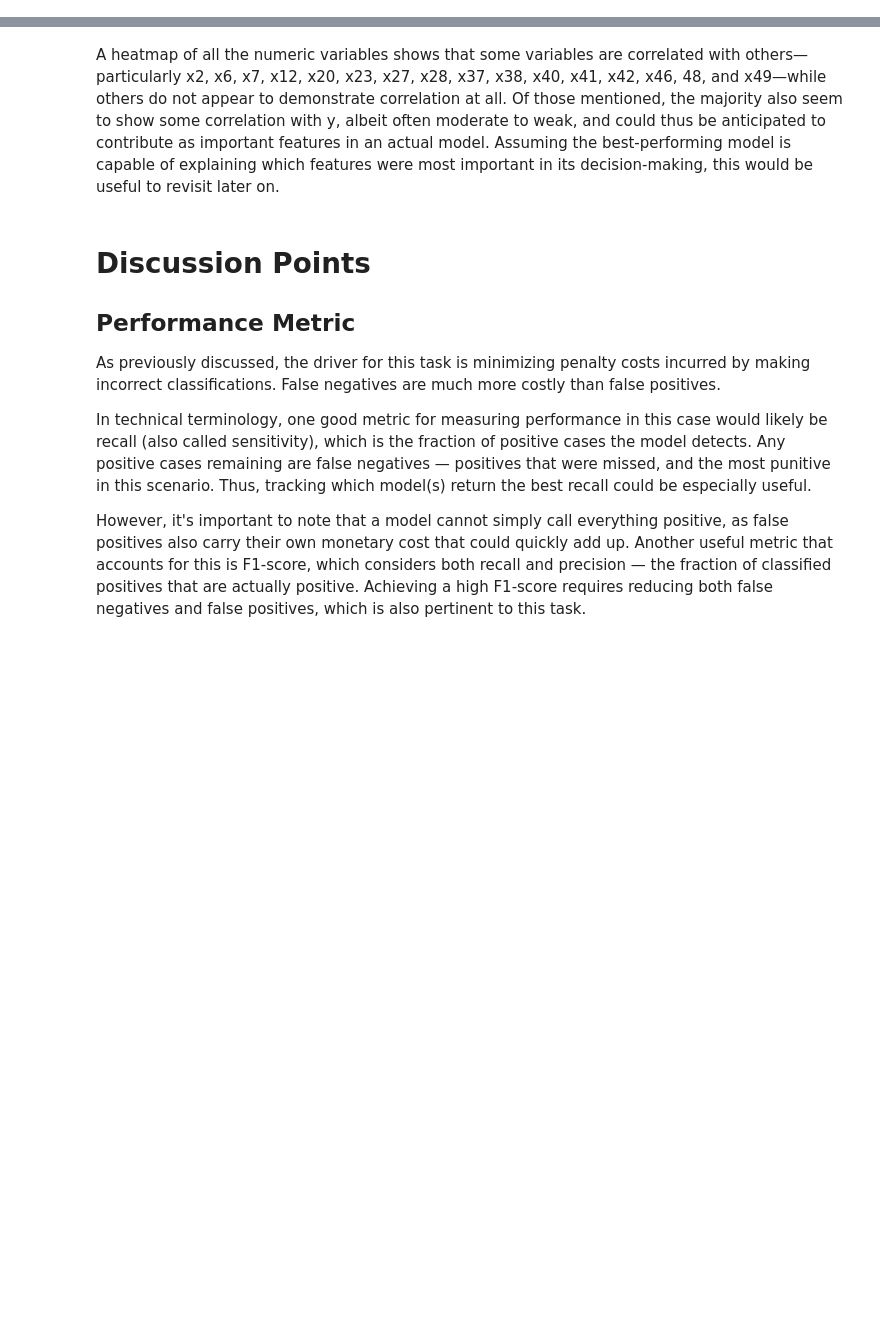
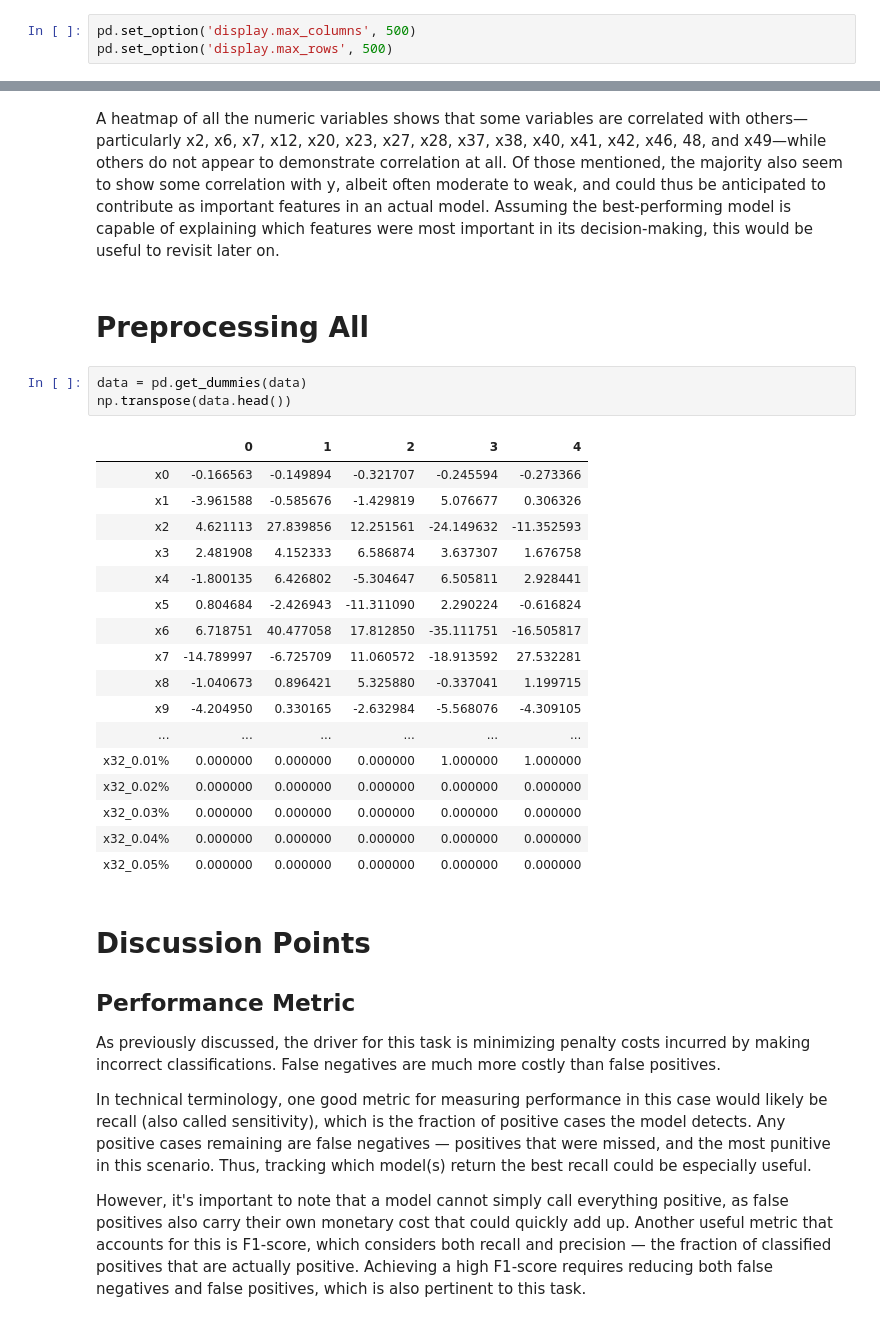
Before and after one commit to J-Caguioa/QTW-CaseStudy7, a Jupyter notebook: QTW_Final_Project.ipynb, the cells around one changed output, grey strips where cells are left out. Cells and saved outputs as stored; diff of their text form; blank space fills up the shorter version.

Commit message:
Preprocessing, imputation start

```diff
--- a/QTW_Final_Project.ipynb
+++ b/QTW_Final_Project.ipynb
@@ -36,6 +36,9 @@ import pandas as pd
 import numpy as np
 import matplotlib.pyplot as plt
 import seaborn as sns
+# %%
+pd.set_option('display.max_columns', 500)
+pd.set_option('display.max_rows', 500)
 # %%
 # Open zipped file located within same folder
 zf = zipfile.ZipFile('final_project.csv.zip')
@@ -192,6 +195,29 @@ plt.show()
 [figure]
 # %% [markdown]
 A heatmap of all the numeric variables shows that some variables are correlated with others—particularly x2, x6, x7, x12, x20, x23, x27, x28, x37, x38, x40, x41, x42, x46, 48, and x49—while others do not appear to demonstrate correlation at all. Of those mentioned, the majority also seem to show some correlation with y, albeit often moderate to weak, and could thus be anticipated to contribute as important features in an actual model. Assuming the best-performing model is capable of explaining which features were most important in its decision-making, this would be useful to revisit later on.
+# %% [markdown]
+# Preprocessing All
+# %%
+data = pd.get_dummies(data)
+np.transpose(data.head())
+# %% [output]
+|  | 0 | 1 | 2 | 3 | 4 |
+| x0 | -0.166563 | -0.149894 | -0.321707 | -0.245594 | -0.273366 |
+| x1 | -3.961588 | -0.585676 | -1.429819 | 5.076677 | 0.306326 |
+| x2 | 4.621113 | 27.839856 | 12.251561 | -24.149632 | -11.352593 |
+| x3 | 2.481908 | 4.152333 | 6.586874 | 3.637307 | 1.676758 |
+| x4 | -1.800135 | 6.426802 | -5.304647 | 6.505811 | 2.928441 |
+| x5 | 0.804684 | -2.426943 | -11.311090 | 2.290224 | -0.616824 |
+| x6 | 6.718751 | 40.477058 | 17.812850 | -35.111751 | -16.505817 |
+| x7 | -14.789997 | -6.725709 | 11.060572 | -18.913592 | 27.532281 |
+| x8 | -1.040673 | 0.896421 | 5.325880 | -0.337041 | 1.199715 |
+| x9 | -4.204950 | 0.330165 | -2.632984 | -5.568076 | -4.309105 |
+| ... | ... | ... | ... | ... | ... |
+| x32_0.01% | 0.000000 | 0.000000 | 0.000000 | 1.000000 | 1.000000 |
+| x32_0.02% | 0.000000 | 0.000000 | 0.000000 | 0.000000 | 0.000000 |
+| x32_0.03% | 0.000000 | 0.000000 | 0.000000 | 0.000000 | 0.000000 |
+| x32_0.04% | 0.000000 | 0.000000 | 0.000000 | 0.000000 | 0.000000 |
+| x32_0.05% | 0.000000 | 0.000000 | 0.000000 | 0.000000 | 0.000000 |
 # %% [markdown]
 # Discussion Points
 
```
Also changed, not shown: parts of 12 cells of this notebook.
